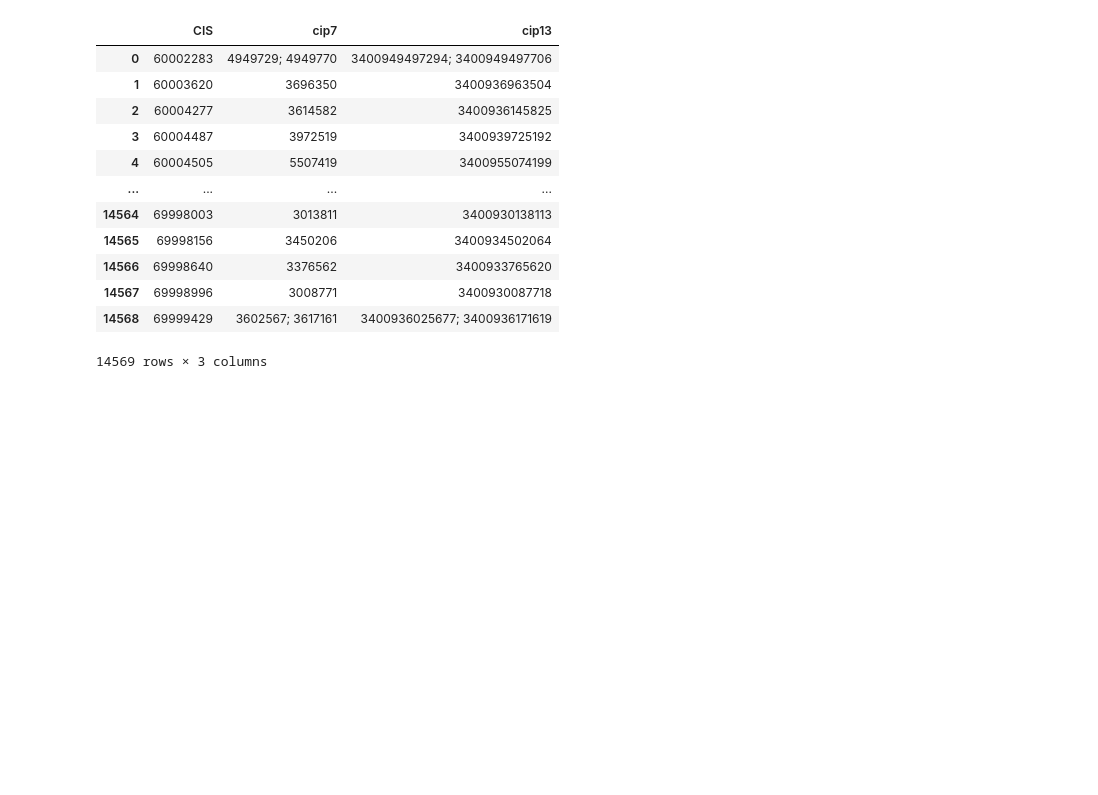
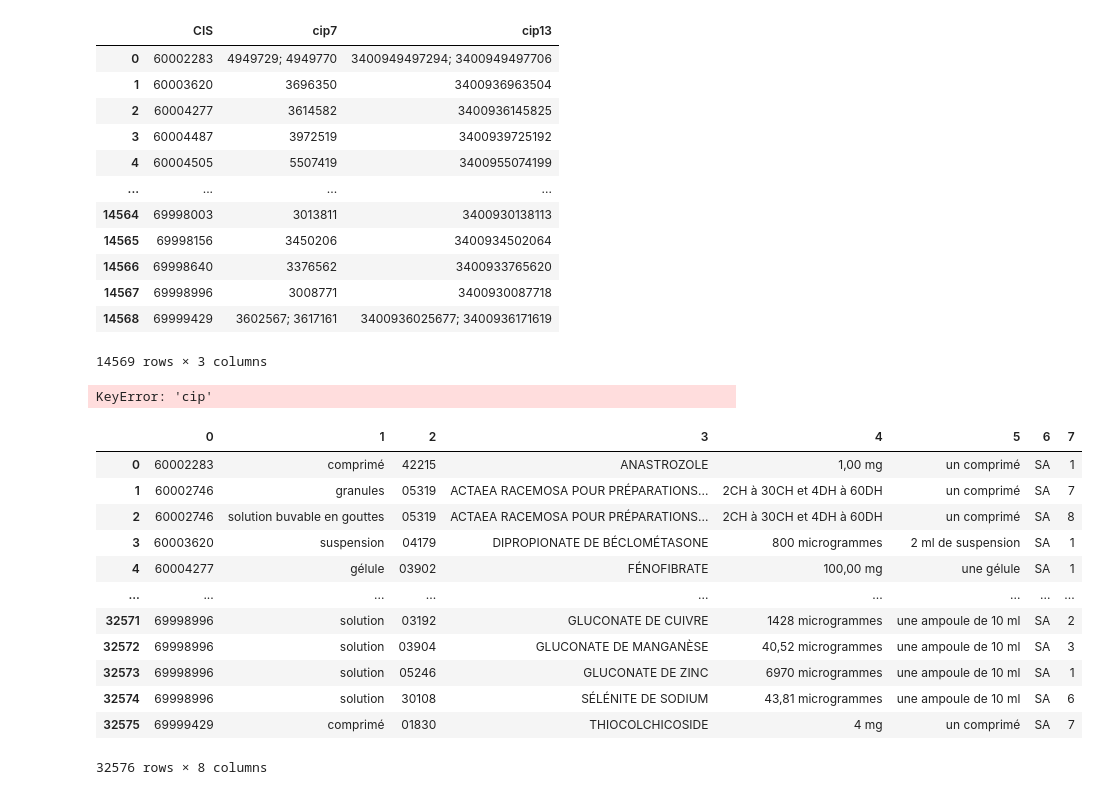
Before and after one commit to touXik/OCTAVIA, a Jupyter notebook: Dictionnair/arv_medications.ipynb, the cells around one changed output. Drawn from its saved outputs; the diff is of its cells as text; code cells hidden in the pictures; blank space fills up the shorter version.

```diff
--- a/Dictionnair/arv_medications.ipynb
+++ b/Dictionnair/arv_medications.ipynb
@@ -105,7 +104,8 @@ cip_grouped
 # %%
 df_final = df_final.merge(cip_grouped, left_on="cis", right_on="CIS", how="left")
 df_final.drop(columns=["CIS"], inplace=True)
-df_final["cip"] = df_final["cip"].fillna("")
+# %% [output]
+KeyError: 'cip'
 # %%
 # Lecture brute (tout en str pour éviter problèmes de parsing)
 
@@ -113,6 +113,22 @@ df_final["cip"] = df_final["cip"].fillna("")
 cis = pd.read_csv(cis_path, sep="\t", header=None, dtype=str, encoding="latin-1", low_memory=False)
 compo = pd.read_csv(compo_path, sep="\t", header=None, dtype=str, encoding="latin-1", low_memory=False)
 mitm = pd.read_csv(mitm_path, sep="\t", header=None, dtype=str, encoding="latin-1", low_memory=False)
+# %%
+compo
+# %% [output]
+|  | 0 | 1 | 2 | 3 | 4 | 5 | 6 | 7 |
+| 0 | 60002283 | comprimé | 42215 | ANASTROZOLE | 1,00 mg | un comprimé | SA | 1 |
+| 1 | 60002746 | granules | 05319 | ACTAEA RACEMOSA POUR PRÉPARATIONS... | 2CH à 30CH et 4DH à 60DH | un comprimé | SA | 7 |
+| 2 | 60002746 | solution buvable en gouttes | 05319 | ACTAEA RACEMOSA POUR PRÉPARATIONS... | 2CH à 30CH et 4DH à 60DH | un comprimé | SA | 8 |
+| 3 | 60003620 | suspension | 04179 | DIPROPIONATE DE BÉCLOMÉTASONE | 800 microgrammes | 2 ml de suspension | SA | 1 |
+| 4 | 60004277 | gélule | 03902 | FÉNOFIBRATE | 100,00 mg | une gélule | SA | 1 |
+| ... | ... | ... | ... | ... | ... | ... | ... | ... |
+| 32571 | 69998996 | solution | 03192 | GLUCONATE DE CUIVRE | 1428 microgrammes | une ampoule de 10 ml | SA | 2 |
+| 32572 | 69998996 | solution | 03904 | GLUCONATE DE MANGANÈSE | 40,52 microgrammes | une ampoule de 10 ml | SA | 3 |
+| 32573 | 69998996 | solution | 05246 | GLUCONATE DE ZINC | 6970 microgrammes | une ampoule de 10 ml | SA | 1 |
+| 32574 | 69998996 | solution | 30108 | SÉLÉNITE DE SODIUM | 43,81 microgrammes | une ampoule de 10 ml | SA | 6 |
+| 32575 | 69999429 | comprimé | 01830 | THIOCOLCHICOSIDE | 4 mg | un comprimé | SA | 7 |
+32576 rows × 8 columns
 # %%
 # ========== colonne indices (conformément au PDF officiel) ==========
 # CIS_bdpm.txt : 0 = Code CIS, 1 = Dénomination du médicament (nom commercial)
```
Also changed, not shown: parts of 11 cells of this notebook, 1 other file.
